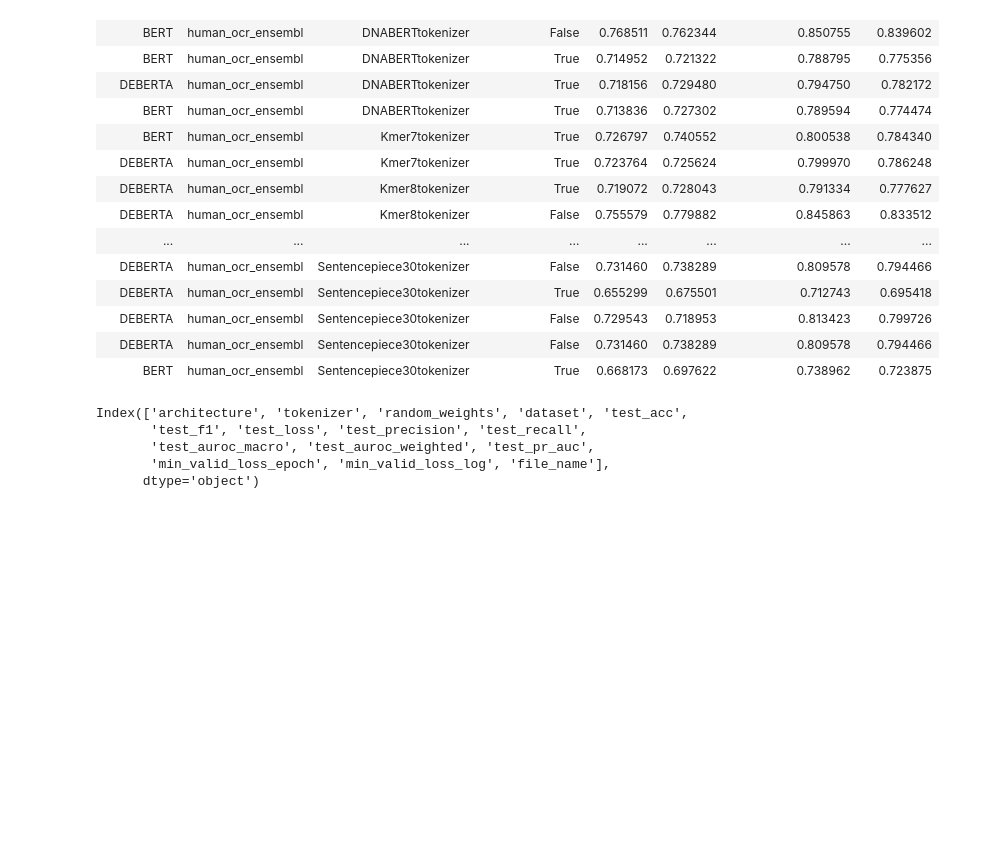
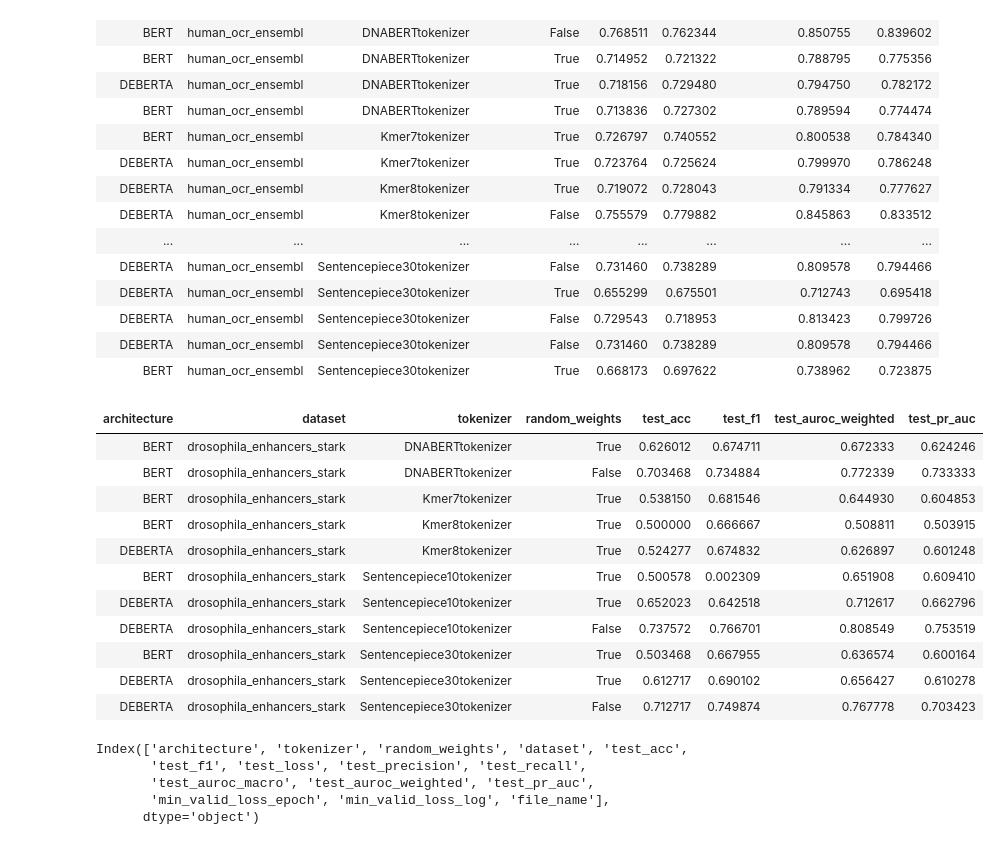
Before and after one commit to ML-Bioinfo-CEITEC/DNA-pretraining, a Jupyter notebook: experiments/genomic_benchmarks/20220803_training/Results_analysis.ipynb, the cells around one changed output. Saved outputs shown, nothing was run; the diff lists cells and outputs as text; code cells hidden in the pictures; blank space fills up the shorter version.

```diff
--- a/experiments/genomic_benchmarks/20220803_training/Results_analysis.ipynb
+++ b/experiments/genomic_benchmarks/20220803_training/Results_analysis.ipynb
@@ -163,6 +163,21 @@ dfs[5]
 | DEBERTA | human_ocr_ensembl | Sentencepiece30tokenizer | False | 0.729543 | 0.718953 | 0.813423 | 0.799726 |
 | DEBERTA | human_ocr_ensembl | Sentencepiece30tokenizer | False | 0.731460 | 0.738289 | 0.809578 | 0.794466 |
 | BERT | human_ocr_ensembl | Sentencepiece30tokenizer | True | 0.668173 | 0.697622 | 0.738962 | 0.723875 |
+# %%
+dfs[6]
+# %% [output]
+| architecture | dataset | tokenizer | random_weights | test_acc | test_f1 | test_auroc_weighted | test_pr_auc |
+| BERT | drosophila_enhancers_stark | DNABERTtokenizer | True | 0.626012 | 0.674711 | 0.672333 | 0.624246 |
+| BERT | drosophila_enhancers_stark | DNABERTtokenizer | False | 0.703468 | 0.734884 | 0.772339 | 0.733333 |
+| BERT | drosophila_enhancers_stark | Kmer7tokenizer | True | 0.538150 | 0.681546 | 0.644930 | 0.604853 |
+| BERT | drosophila_enhancers_stark | Kmer8tokenizer | True | 0.500000 | 0.666667 | 0.508811 | 0.503915 |
+| DEBERTA | drosophila_enhancers_stark | Kmer8tokenizer | True | 0.524277 | 0.674832 | 0.626897 | 0.601248 |
+| BERT | drosophila_enhancers_stark | Sentencepiece10tokenizer | True | 0.500578 | 0.002309 | 0.651908 | 0.609410 |
+| DEBERTA | drosophila_enhancers_stark | Sentencepiece10tokenizer | True | 0.652023 | 0.642518 | 0.712617 | 0.662796 |
+| DEBERTA | drosophila_enhancers_stark | Sentencepiece10tokenizer | False | 0.737572 | 0.766701 | 0.808549 | 0.753519 |
+| BERT | drosophila_enhancers_stark | Sentencepiece30tokenizer | True | 0.503468 | 0.667955 | 0.636574 | 0.600164 |
+| DEBERTA | drosophila_enhancers_stark | Sentencepiece30tokenizer | True | 0.612717 | 0.690102 | 0.656427 | 0.610278 |
+| DEBERTA | drosophila_enhancers_stark | Sentencepiece30tokenizer | False | 0.712717 | 0.749874 | 0.767778 | 0.703423 |
 # %%
 from genomic_benchmarks.data_check.info import list_datasets
 # %%
```
Also changed, not shown: parts of 9 cells of this notebook, 24 other files.
